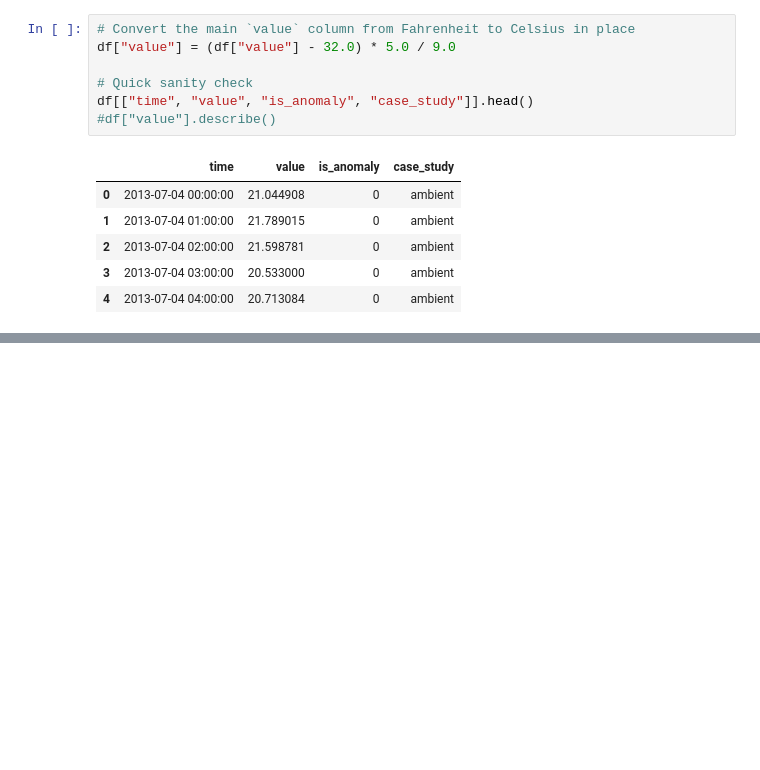
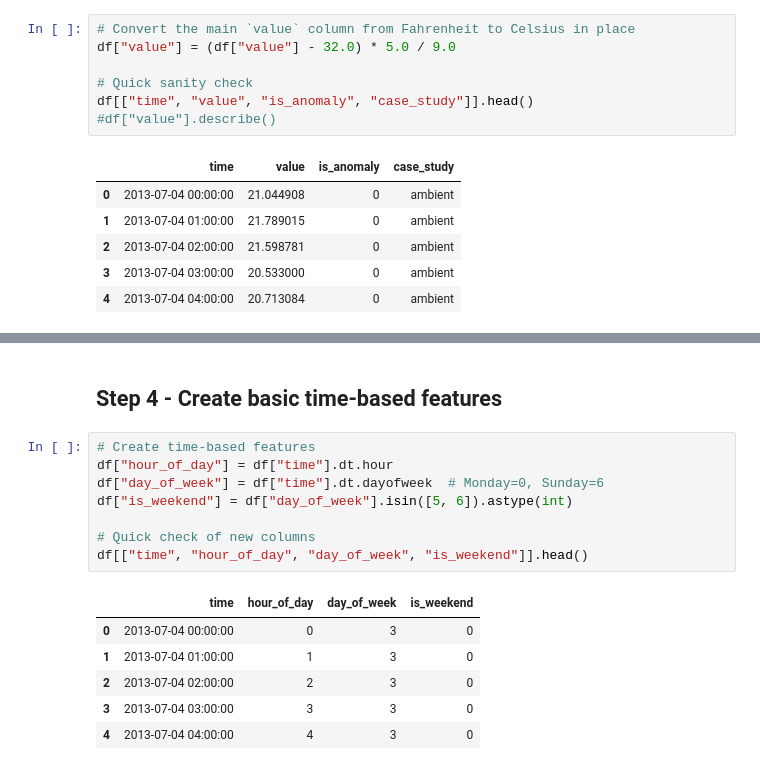
Before and after one commit to Nandipha996/Anomaly-Detection-Research, a Jupyter notebook: notebooks/02_ambient_temperature_preprocessing.ipynb, the cells around one changed output, grey strips where cells are left out. Saved outputs shown, nothing was run; the diff lists cells and outputs as text; blank space fills up the shorter version.

```diff
--- a/notebooks/02_ambient_temperature_preprocessing.ipynb
+++ b/notebooks/02_ambient_temperature_preprocessing.ipynb
@@ -142,0 +190,17 @@ Name: value, dtype: float64
+# %% [markdown]
+## Step 4 - Create basic time-based features
+# %%
+# Create time-based features
+df["hour_of_day"] = df["time"].dt.hour
+df["day_of_week"] = df["time"].dt.dayofweek  # Monday=0, Sunday=6
+df["is_weekend"] = df["day_of_week"].isin([5, 6]).astype(int)
+
+# Quick check of new columns
+df[["time", "hour_of_day", "day_of_week", "is_weekend"]].head()
+# %% [output]
+|  | time | hour_of_day | day_of_week | is_weekend |
+| 0 | 2013-07-04 00:00:00 | 0 | 3 | 0 |
+| 1 | 2013-07-04 01:00:00 | 1 | 3 | 0 |
+| 2 | 2013-07-04 02:00:00 | 2 | 3 | 0 |
+| 3 | 2013-07-04 03:00:00 | 3 | 3 | 0 |
+| 4 | 2013-07-04 04:00:00 | 4 | 3 | 0 |
```
Also changed, not shown: parts of 27 cells of this notebook.
